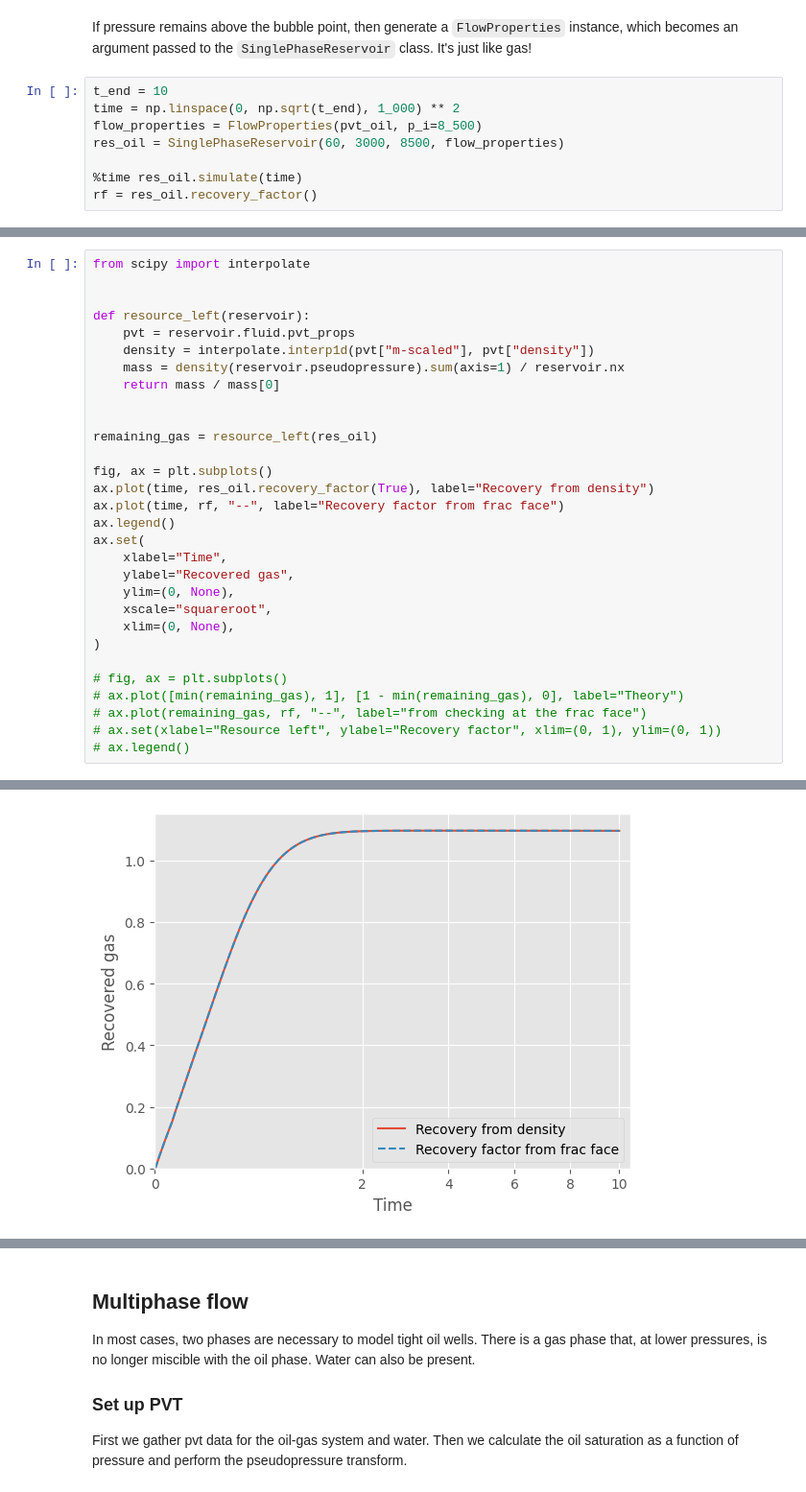
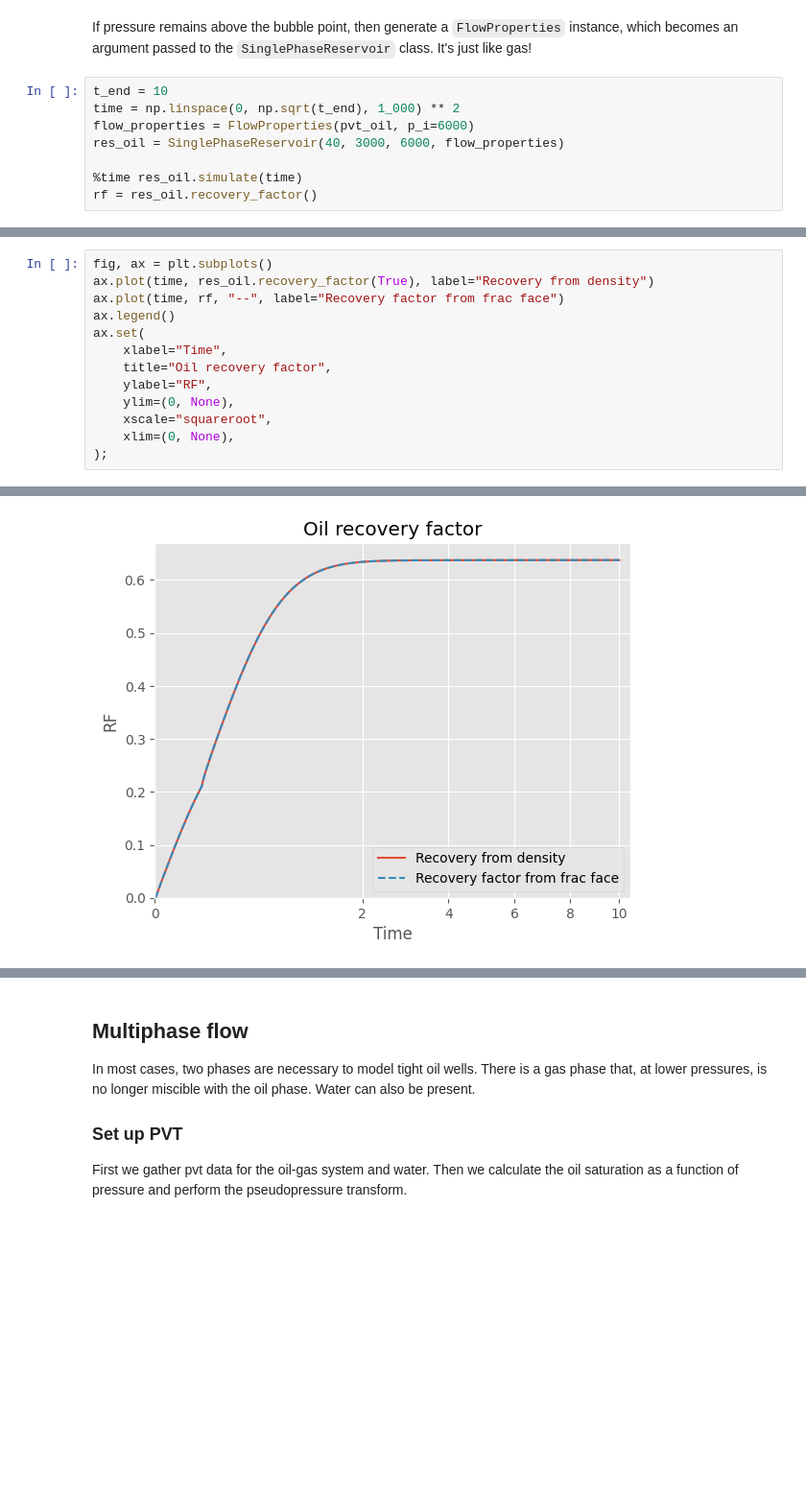
Before and after one commit to frank1010111/bluebonnet, a Jupyter notebook: docs/oil_flow.ipynb, the cells around one changed output, grey strips where cells are left out. Shown at 96% size. Saved outputs shown, nothing was run; the diff lists cells and outputs as text; blank space fills up the shorter version.

Commit message:
:memo: clean up oil flow tutorial

```diff
--- a/docs/oil_flow.ipynb
+++ b/docs/oil_flow.ipynb
@@ -57,8 +54,8 @@ If pressure remains above the bubble point, then generate a `FlowProperties` ins
 # %%
 t_end = 10
 time = np.linspace(0, np.sqrt(t_end), 1_000) ** 2
-flow_properties = FlowProperties(pvt_oil, p_i=8_500)
-res_oil = SinglePhaseReservoir(60, 3000, 8500, flow_properties)
+flow_properties = FlowProperties(pvt_oil, p_i=6000)
+res_oil = SinglePhaseReservoir(40, 3000, 6000, flow_properties)
 
 %time res_oil.simulate(time)
 rf = res_oil.recovery_factor()
@@ -68,31 +65,14 @@ Wall time: 4.2 s
 # %%
-from scipy import interpolate
-
-
-def resource_left(reservoir):
-    pvt = reservoir.fluid.pvt_props
-    density = interpolate.interp1d(pvt["m-scaled"], pvt["density"])
-    mass = density(reservoir.pseudopressure).sum(axis=1) / reservoir.nx
-    return mass / mass[0]
-
-
-remaining_gas = resource_left(res_oil)
-
 fig, ax = plt.subplots()
 ax.plot(time, res_oil.recovery_factor(True), label="Recovery from density")
 ax.plot(time, rf, "--", label="Recovery factor from frac face")
 ax.legend()
 ax.set(
     xlabel="Time",
-    ylabel="Recovered gas",
+    title="Oil recovery factor",
+    ylabel="RF",
     ylim=(0, None),
     xscale="squareroot",
     xlim=(0, None),
-)
-
-# fig, ax = plt.subplots()
-# ax.plot([min(remaining_gas), 1], [1 - min(remaining_gas), 0], label="Theory")
-# ax.plot(remaining_gas, rf, "--", label="from checking at the frac face")
-# ax.set(xlabel="Resource left", ylabel="Recovery factor", xlim=(0, 1), ylim=(0, 1))
-# ax.legend()
+);
 # %% [output]
@@ -104,4 +79,4 @@ ax.set(
-[figure, old version]
+[figure, new version]
 # %%
 ax = plot_pseudopressure(res_oil, 20)
 # %% [output]
```
Also changed, not shown: parts of 8 cells of this notebook.
